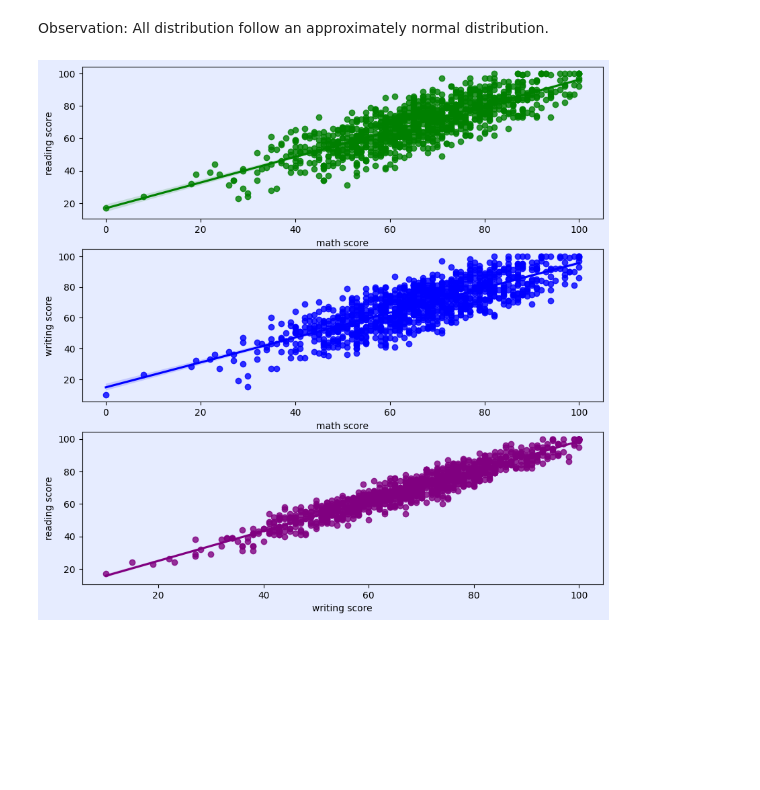
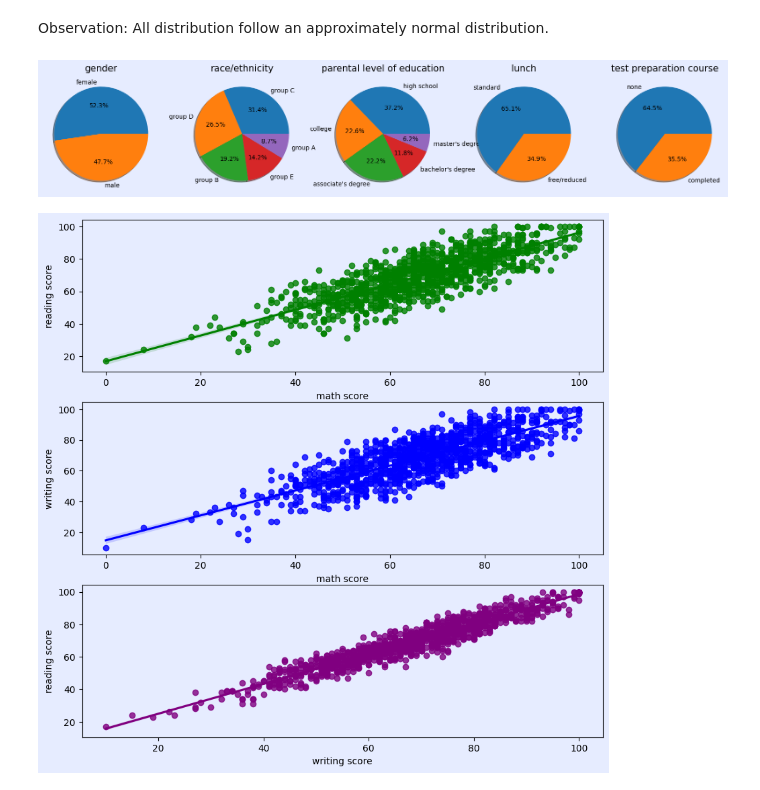
Before and after one commit to IvanWong87/studentsPerformance-analysis-and-prediction, a Jupyter notebook: studentsPerformance analysis and prediction.ipynb, the cells around one changed output. Cells and saved outputs as stored; diff of their text form; code cells hidden in the pictures; blank space fills up the shorter version.

```diff
--- a/studentsPerformance analysis and prediction.ipynb
+++ b/studentsPerformance analysis and prediction.ipynb
@@ -41,6 +41,17 @@ plt.show()
 [figure]
 # %% [markdown]
 Observation: All distribution follow an approximately normal distribution.
+# %%
+#percentage of gender, race/ethnicity, parental level of education, lunch, test preparation course.
+df_col=df.select_dtypes(include=["object"])
+plt.figure(figsize=(20,8))
+for i,col in enumerate( list(df_col.columns) ):
+    plt.subplot(1,5,i+1)
+    plt.title(col, fontsize=15)
+    df[col].value_counts().plot(kind="pie", shadow=True, ylabel="", autopct="%1.1f%%")
+plt.show()
+# %% [output]
+[figure, added]
 # %%
 #The relationship between different score
 #["math score","reading score","writing score","average score"]
```
Also changed, not shown: parts of 4 cells of this notebook.
